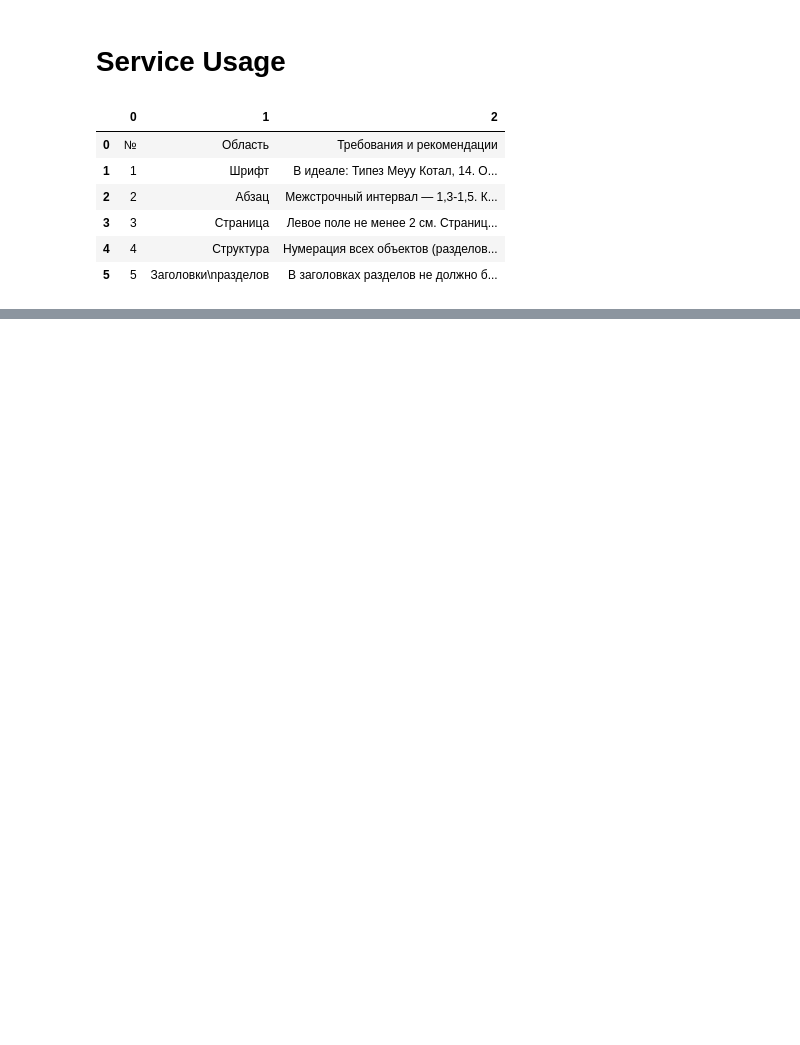
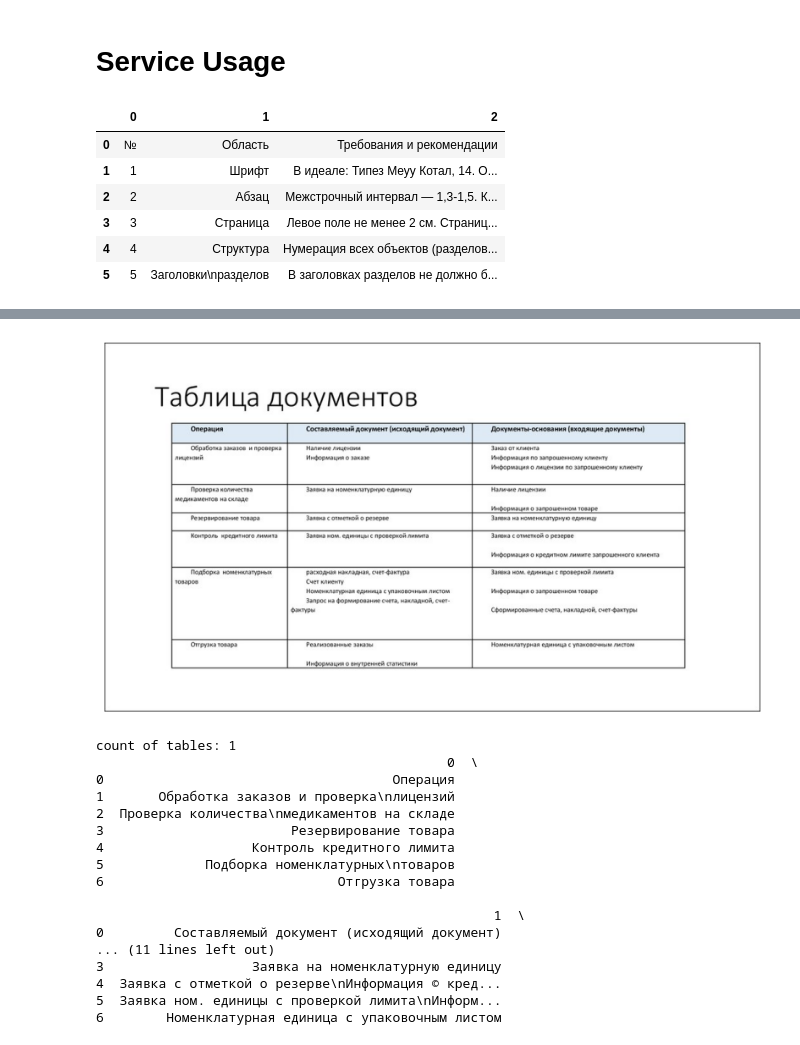
Before and after one commit to diemvs/table-parser, a Jupyter notebook: app/app_usage.ipynb, the cells around one changed output, grey strips where cells are left out. Cells and saved outputs as stored; diff of their text form; code cells hidden in the pictures; blank space fills up the shorter version.

```diff
--- a/app/app_usage.ipynb
+++ b/app/app_usage.ipynb
@@ -113,0 +195,21 @@ pd.DataFrame(results[0])
+# %%
+show_and_get_tables("../resources/images/7.jpg")
+# %% [output]
+[figure, added]
+count of tables: 1
+                                             0  \
+0                                     Операция
+1       Обработка заказов и проверка\nлицензий
+2  Проверка количества\nмедикаментов на складе
+3                        Резервирование товара
+4                   Контроль кредитного лимита
+5             Подборка номенклатурных\nтоваров
+6                              Отгрузка товара
+
+                                                   1  \
+0         Составляемый документ (исходящий документ)
+... (11 lines left out)
+3                   Заявка на номенклатурную единицу
+4  Заявка с отметкой о резерве\nИнформация © кред...
+5  Заявка ном. единицы с проверкой лимита\nИнформ...
+6        Номенклатурная единица с упаковочным листом
```
Also changed, not shown: parts of 3 cells of this notebook, 14 other files.
